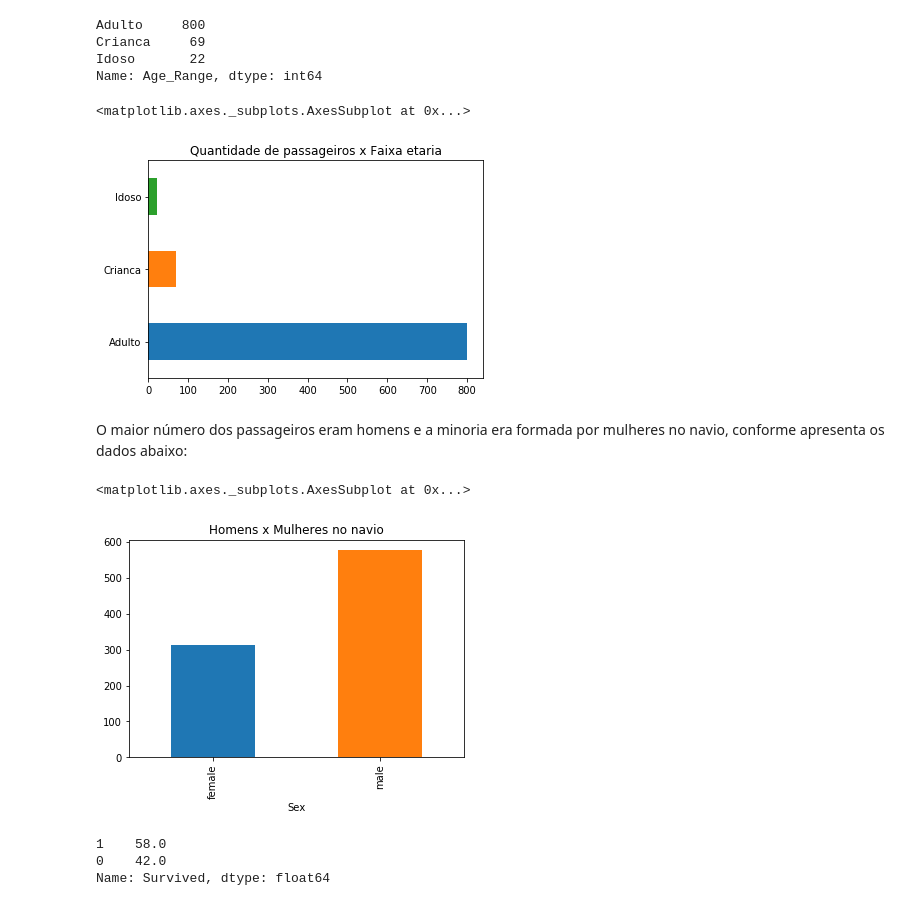
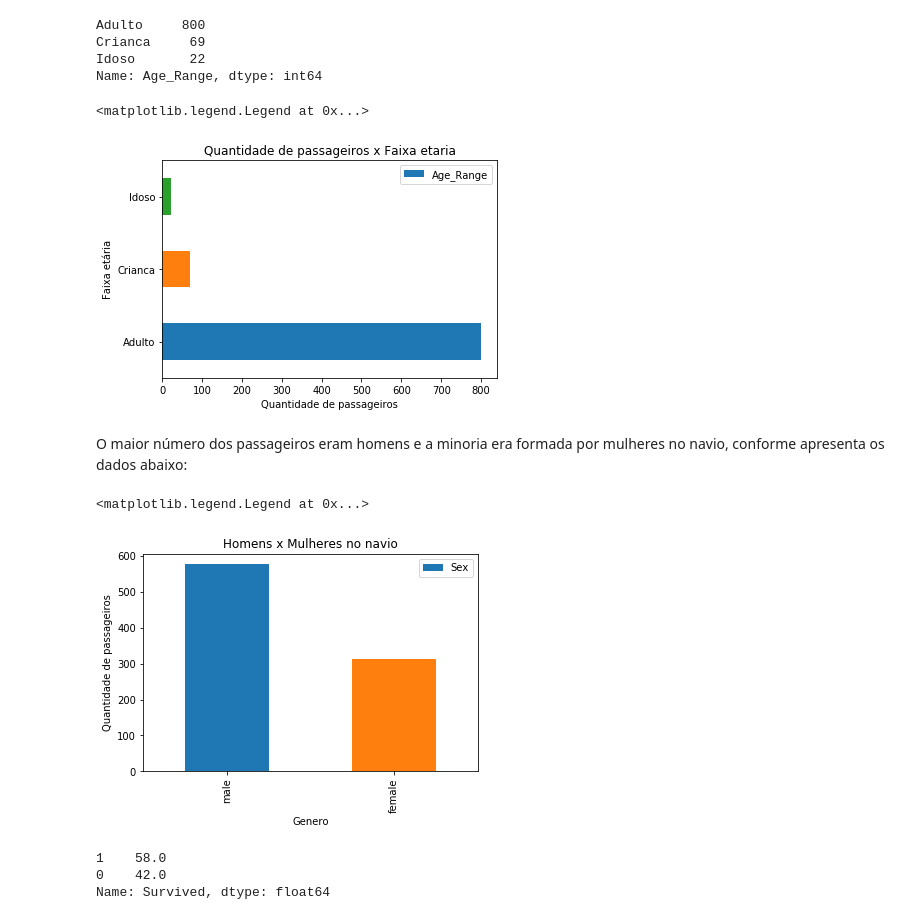
Before and after one commit to ERodrigues/Analise_dados_titanic, a Jupyter notebook: Analise_dados_Titanic.ipynb, the cells around one changed output. Cells and saved outputs as stored; diff of their text form; code cells hidden in the pictures.

```diff
--- a/Analise_dados_Titanic.ipynb
+++ b/Analise_dados_Titanic.ipynb
@@ -133,17 +133,24 @@ Crianca     69
 Idoso       22
 Name: Age_Range, dtype: int64
 # %%
-df['Age_Range'].value_counts().plot(kind='barh', title='Quantidade de passageiros x Faixa etaria')
+df['Age_Range'].value_counts().plot(kind='barh',
+                                    title='Quantidade de passageiros x Faixa etaria')
+plt.xlabel('Quantidade de passageiros')
+plt.ylabel('Faixa etária')
+plt.legend(loc='best')
 # %% [output]
-<matplotlib.axes._subplots.AxesSubplot at 0x...>
+<matplotlib.legend.Legend at 0x...>
-[figure, old version]
+[figure, new version]
 # %% [markdown]
 O maior número dos passageiros eram homens e a minoria era formada por mulheres no navio, conforme apresenta os dados abaixo:
 # %%
-df.groupby(['Sex'])['PassengerId'].count().plot(title='Homens x Mulheres no navio', kind='bar')
+df['Sex'].value_counts().plot(title='Homens x Mulheres no navio', kind='bar')
+plt.xlabel('Genero')
+plt.ylabel('Quantidade de passageiros')
+plt.legend(loc='best')
 # %% [output]
-<matplotlib.axes._subplots.AxesSubplot at 0x...>
+<matplotlib.legend.Legend at 0x...>
-[figure, old version]
+[figure, new version]
 # %%
 age_range_survived = return_percentual(df[df['Age_Range']=='Crianca']['Survived'].value_counts(),
                                        df[df['Age_Range']=='Crianca']['Survived'].count())
```
Also changed, not shown: parts of 14 cells of this notebook, 1 other file.
